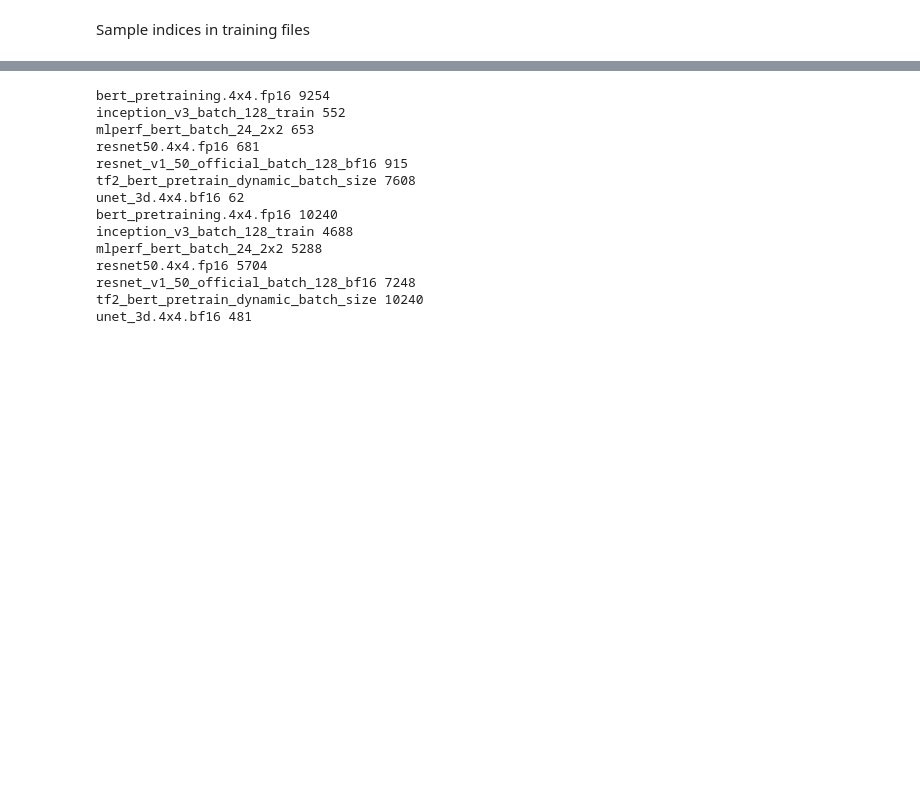
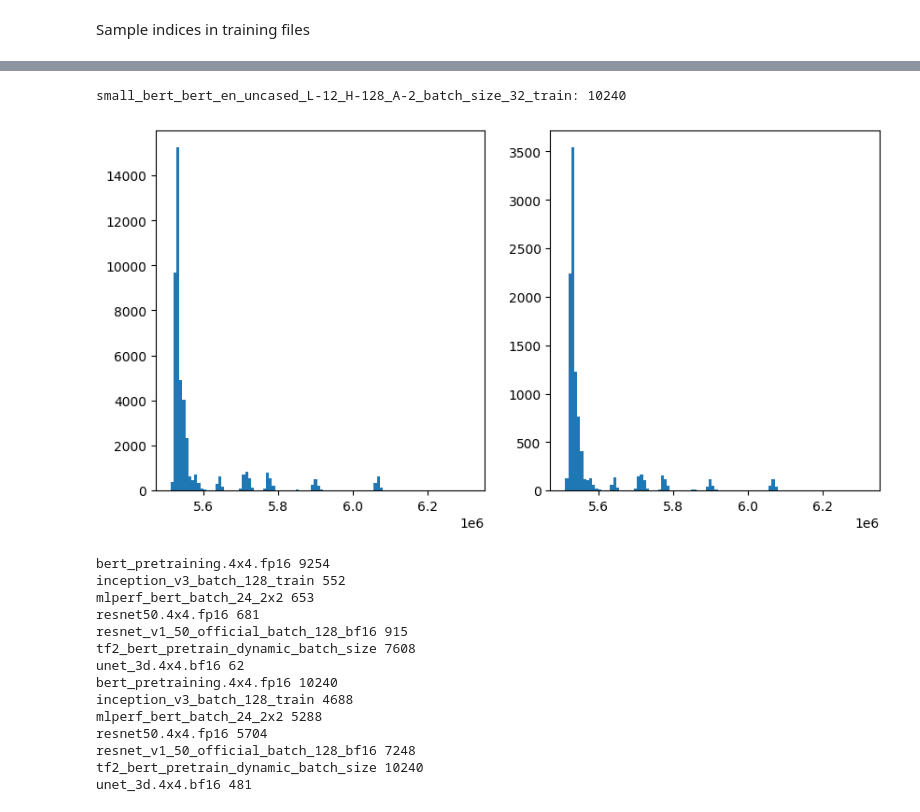
Before and after one commit to edenni/gfos, a Jupyter notebook: notebooks/data/create_fold.ipynb, the cells around one changed output, grey strips where cells are left out. Drawn from its saved outputs; the diff is of its cells as text; code cells hidden in the pictures; blank space fills up the shorter version.

```diff
--- a/notebooks/data/create_fold.ipynb
+++ b/notebooks/data/create_fold.ipynb
@@ -173,3 +228,18 @@ unet_3d.4x4.bf16: 481
+# %%
+axes = plt.subplots(1, 2, figsize=(10, 5))[1]
+
+file = np.random.choice(train_files)
+model_id = Path(file).stem
+idx = np.load(id2path[model_id])
+
+runtime = np.load(file)["config_runtime"]
+use_time = runtime[idx]
+print(f"{model_id}: {len(use_time)}")
+_ = axes[0].hist(runtime, bins=100)
+_ = axes[1].hist(use_time, bins=100)
+# %% [output]
+small_bert_bert_en_uncased_L-12_H-128_A-2_batch_size_32_train: 10240
+[figure, added]
 # %%
 from pathlib import Path
 
```
Also changed, not shown: parts of 6 cells of this notebook, 13 other files.
